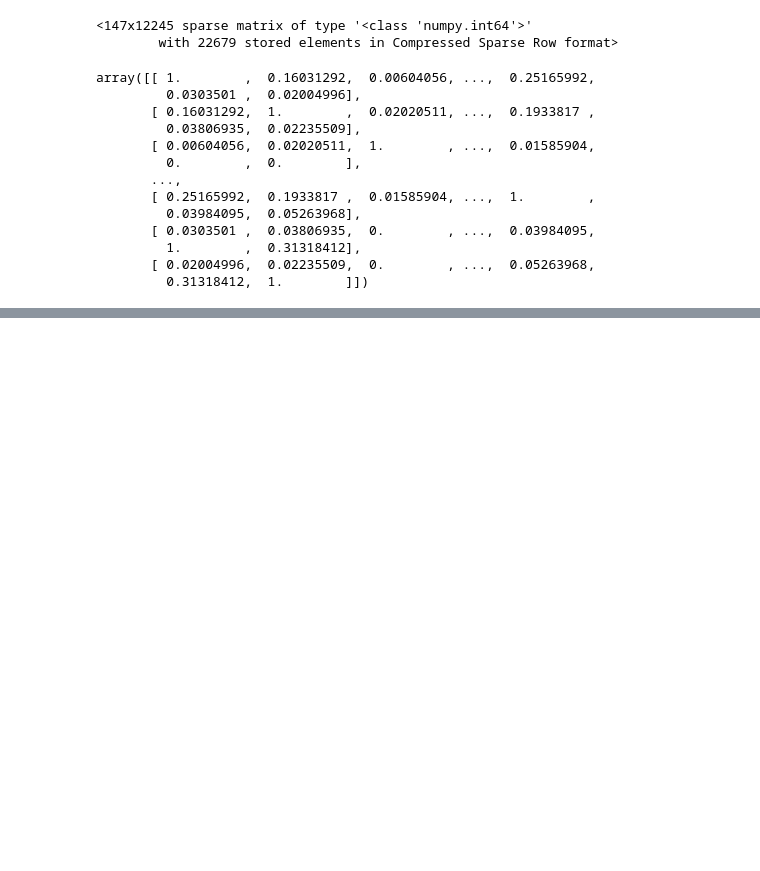
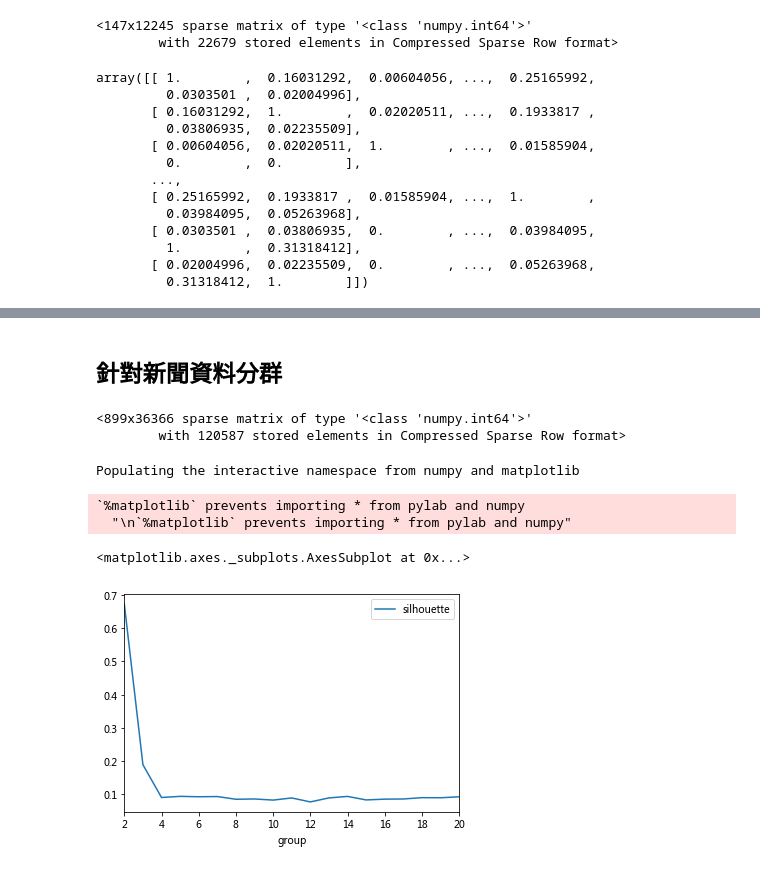
Before and after one commit to ywchiu/fubonpy, a Jupyter notebook: Demo20180305.ipynb, the cells around one changed output, grey strips where cells are left out. Saved outputs shown, nothing was run; the diff lists cells and outputs as text; code cells hidden in the pictures; blank space fills up the shorter version.

```diff
--- a/Demo20180305.ipynb
+++ b/Demo20180305.ipynb
@@ -217,0 +266,2 @@ for t in titles_ary[grp  == 3]:
+# %% [markdown]
+## 針對新聞資料分群
@@ -217,0 +271,18 @@ for t in titles_ary[grp  == 3]:
+# %%
+corpus = []
+titles = []
+for news in appledaily.iterrows():
+    title = news[1]['title']
+    content = news[1]['content']
+    corpus.append(' '.join([w for w in jieba.cut(content) \
+                            if re.match('^[\u4e00-\u9fa5]+$', w)]))
+    titles.append(title)
+# %%
+from sklearn.feature_extraction.text import CountVectorizer
+vectorizer = CountVectorizer()
+X = vectorizer.fit_transform(corpus)
+# %%
+X
+# %% [output]
+<899x36366 sparse matrix of type '<class 'numpy.int64'>'
+        with 120587 stored elements in Compressed Sparse Row format>
@@ -217,0 +291,22 @@ for t in titles_ary[grp  == 3]:
+# %%
+from sklearn.metrics.pairwise import cosine_similarity
+cs = cosine_similarity(X)
+# %%
+from sklearn.metrics import silhouette_score
+
+sil_ary = []
+for k in range(2,21):
+    c = cluster.KMeans(n_clusters = k, init='k-means++')
+    grp = c.fit_predict(cs)
+    sil_ary.append({'group':k,'silhouette':silhouette_score(cs, labels=grp)})
+# %%
+% pylab inline
+import pandas
+sil_df = pandas.DataFrame(sil_ary)
+sil_df.plot(kind = 'line', x='group', y='silhouette')
+# %% [output]
+Populating the interactive namespace from numpy and matplotlib
+`%matplotlib` prevents importing * from pylab and numpy
+  "\n`%matplotlib` prevents importing * from pylab and numpy"
+<matplotlib.axes._subplots.AxesSubplot at 0x...>
+[figure, added]
```
Also changed, not shown: parts of 24 cells of this notebook.
